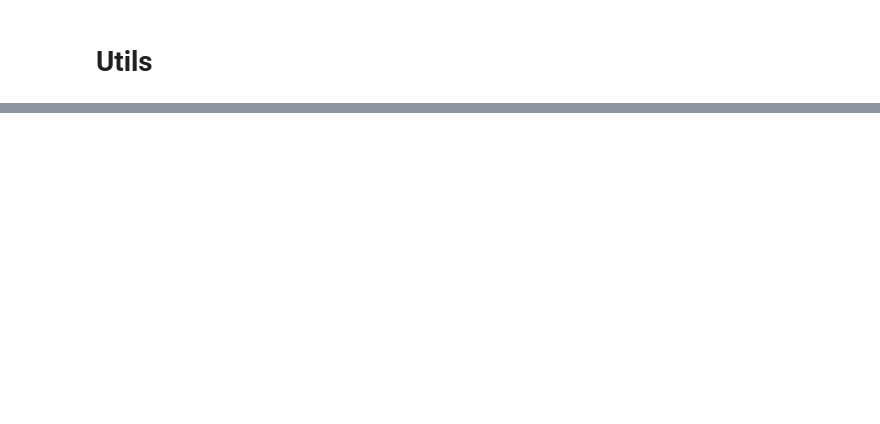
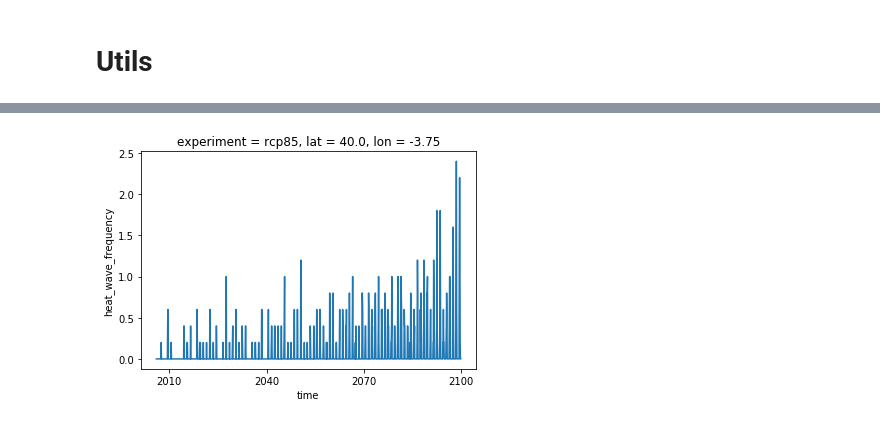
Before and after one commit to Vizzuality/copernicus-climate-data, a Jupyter notebook: test_zarr_remote.ipynb, the cells around one changed output, grey strips where cells are left out. Cells and saved outputs as stored; diff of their text form; code cells hidden in the pictures; blank space fills up the shorter version.

```diff
--- a/test_zarr_remote.ipynb
+++ b/test_zarr_remote.ipynb
@@ -461,0 +126,5 @@ KeyboardInterrupt: ignored
+# %%
+%%time
+# Here we are only reading the metadata!
+fut = get_cached_zarr("projections-cmip5-daily-single-levels")
+fut
@@ -461,0 +281,7 @@ KeyboardInterrupt: ignored
+# %%
+%%time
+# this takes longer as it creates mean of n models and n realizations!
+# Future
+ds = get_timeseries(fut, 40.411335, -3.674908, 'future', experiment='rcp85')
+ds.plot()
+# %% [output]
@@ -461,0 +290 @@ KeyboardInterrupt: ignored
+[figure, added]
```
Also changed, not shown: parts of 44 cells of this notebook.
